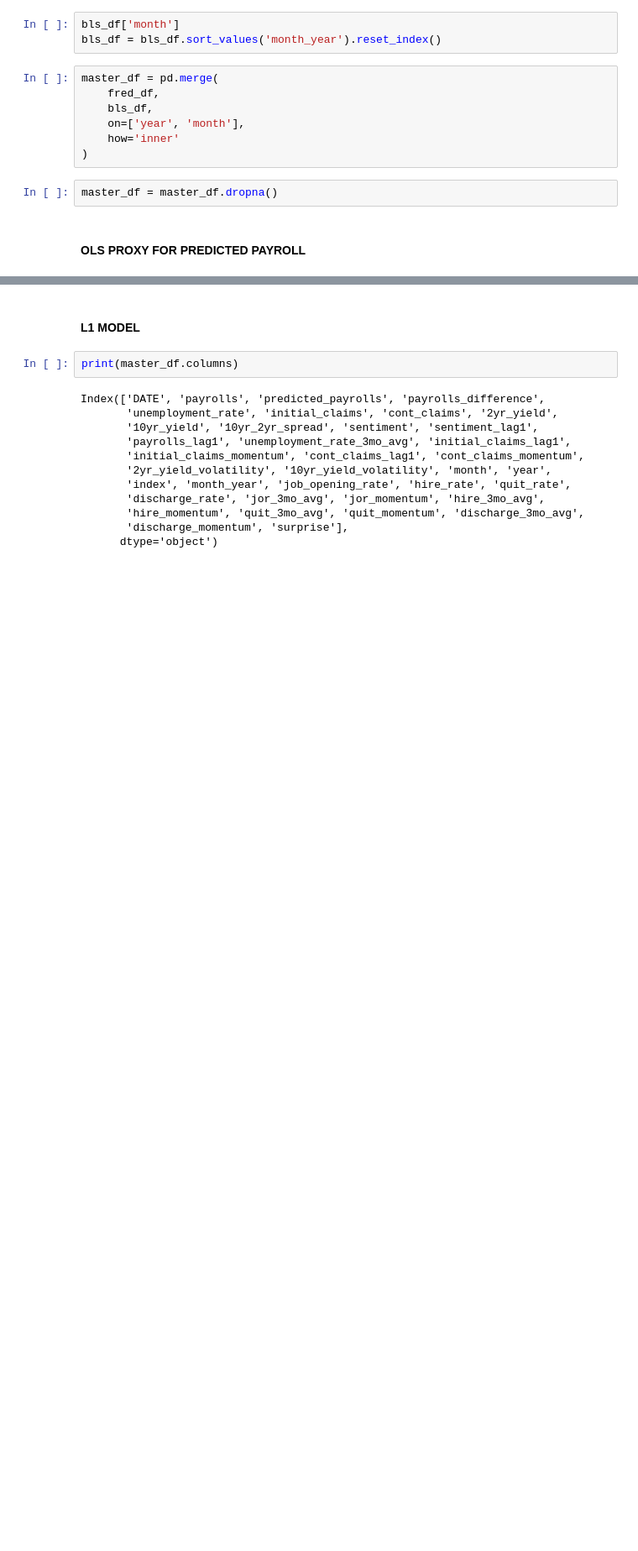
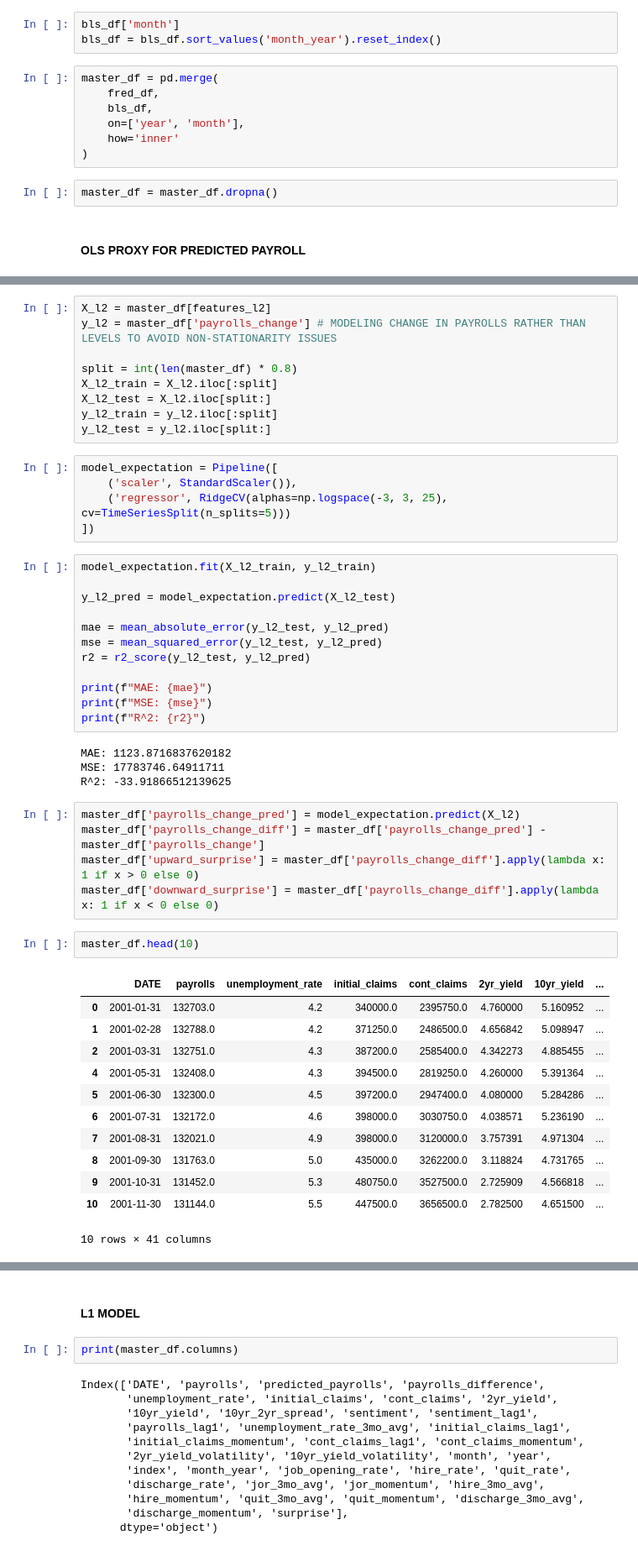
Before and after one commit to paulpuccinelli/BLS_jobs_report_model, a Jupyter notebook: BLS_prediction_notebook.ipynb, the cells around one changed output, grey strips where cells are left out. Shown at 84% size. Drawn from its saved outputs; the diff is of its cells as text; blank space fills up the shorter version.

Commit message:
ridge for prediction proxy

```diff
--- a/BLS_prediction_notebook.ipynb
+++ b/BLS_prediction_notebook.ipynb
@@ -643,0 +659,50 @@ Index(['DATE', 'payrolls', 'unemployment_rate', 'initial_claims',
+# %%
+X_l2 = master_df[features_l2]
+y_l2 = master_df['payrolls_change'] # MODELING CHANGE IN PAYROLLS RATHER THAN LEVELS TO AVOID NON-STATIONARITY ISSUES
+
+split = int(len(master_df) * 0.8)
+X_l2_train = X_l2.iloc[:split]
+X_l2_test = X_l2.iloc[split:]
+y_l2_train = y_l2.iloc[:split]
+y_l2_test = y_l2.iloc[split:]
+# %%
+model_expectation = Pipeline([
+    ('scaler', StandardScaler()),
+    ('regressor', RidgeCV(alphas=np.logspace(-3, 3, 25), cv=TimeSeriesSplit(n_splits=5)))
+])
+# %%
+model_expectation.fit(X_l2_train, y_l2_train)
+
+y_l2_pred = model_expectation.predict(X_l2_test)
+
+mae = mean_absolute_error(y_l2_test, y_l2_pred)
+mse = mean_squared_error(y_l2_test, y_l2_pred)
+r2 = r2_score(y_l2_test, y_l2_pred)
+
+print(f"MAE: {mae}")
+print(f"MSE: {mse}")
+print(f"R^2: {r2}")
+# %% [output]
+MAE: 1123.8716837620182
+MSE: 17783746.64911711
+R^2: -33.91866512139625
+# %%
+master_df['payrolls_change_pred'] = model_expectation.predict(X_l2)
+master_df['payrolls_change_diff'] = master_df['payrolls_change_pred'] - master_df['payrolls_change']
+master_df['upward_surprise'] = master_df['payrolls_change_diff'].apply(lambda x: 1 if x > 0 else 0)
+master_df['downward_surprise'] = master_df['payrolls_change_diff'].apply(lambda x: 1 if x < 0 else 0)
+# %%
+master_df.head(10)
+# %% [output]
+|  | DATE | payrolls | unemployment_rate | initial_claims | cont_claims | 2yr_yield | 10yr_yield | ... |
+| 0 | 2001-01-31 | 132703.0 | 4.2 | 340000.0 | 2395750.0 | 4.760000 | 5.160952 | ... |
+| 1 | 2001-02-28 | 132788.0 | 4.2 | 371250.0 | 2486500.0 | 4.656842 | 5.098947 | ... |
+| 2 | 2001-03-31 | 132751.0 | 4.3 | 387200.0 | 2585400.0 | 4.342273 | 4.885455 | ... |
+| 4 | 2001-05-31 | 132408.0 | 4.3 | 394500.0 | 2819250.0 | 4.260000 | 5.391364 | ... |
+| 5 | 2001-06-30 | 132300.0 | 4.5 | 397200.0 | 2947400.0 | 4.080000 | 5.284286 | ... |
+| 6 | 2001-07-31 | 132172.0 | 4.6 | 398000.0 | 3030750.0 | 4.038571 | 5.236190 | ... |
+| 7 | 2001-08-31 | 132021.0 | 4.9 | 398000.0 | 3120000.0 | 3.757391 | 4.971304 | ... |
+| 8 | 2001-09-30 | 131763.0 | 5.0 | 435000.0 | 3262200.0 | 3.118824 | 4.731765 | ... |
+| 9 | 2001-10-31 | 131452.0 | 5.3 | 480750.0 | 3527500.0 | 2.725909 | 4.566818 | ... |
+| 10 | 2001-11-30 | 131144.0 | 5.5 | 447500.0 | 3656500.0 | 2.782500 | 4.651500 | ... |
+10 rows × 41 columns
```
Also changed, not shown: parts of 24 cells of this notebook.
